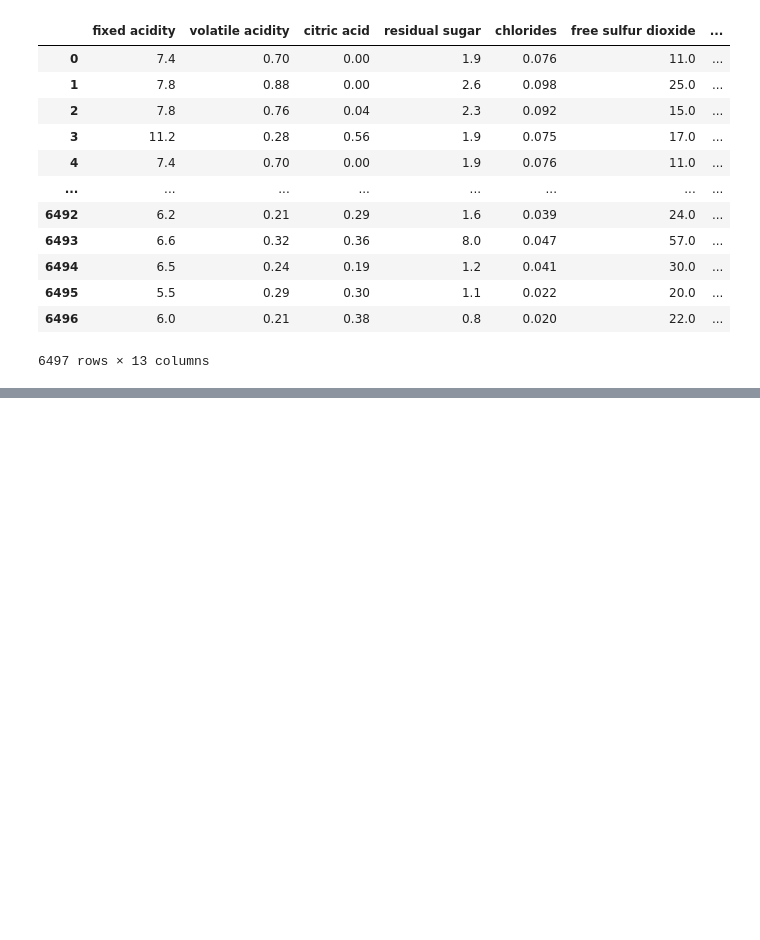
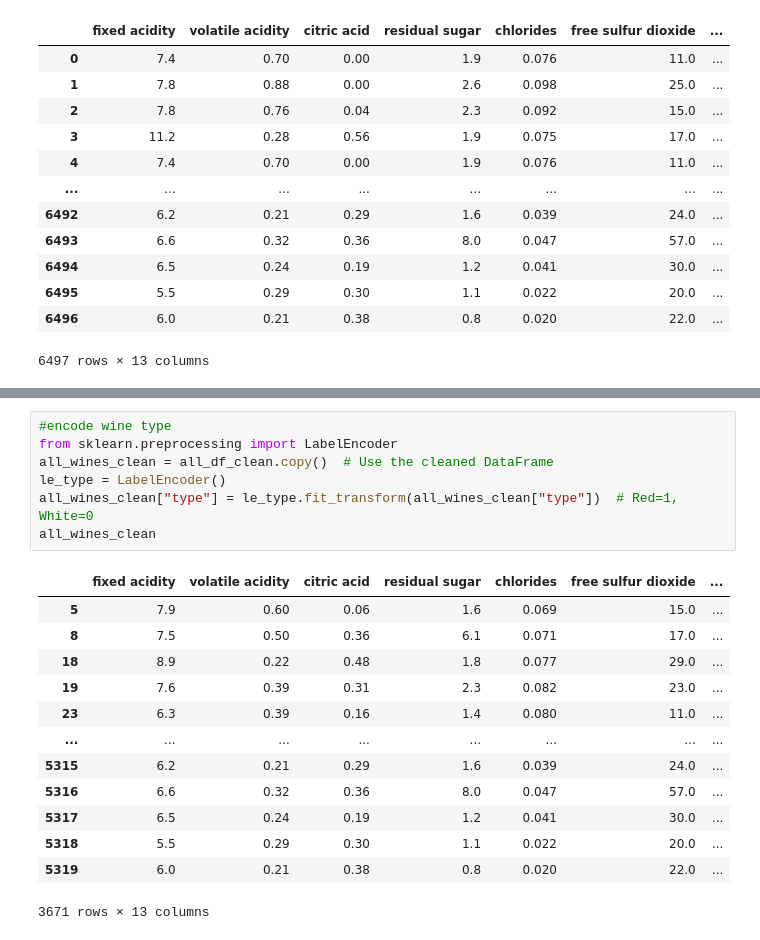
Before and after one commit to bbhatta10/practice, a Jupyter notebook: ML Presentation/ML.ipynb, the cells around one changed output, grey strips where cells are left out. Saved outputs shown, nothing was run; the diff lists cells and outputs as text; blank space fills up the shorter version.

```diff
--- a/ML Presentation/ML.ipynb
+++ b/ML Presentation/ML.ipynb
@@ -133,0 +138,21 @@ NameError: name 'remove_outliers_iqr' is not defined
+# %%
+#encode wine type
+from sklearn.preprocessing import LabelEncoder
+all_wines_clean = all_df_clean.copy()  # Use the cleaned DataFrame
+le_type = LabelEncoder()
+all_wines_clean["type"] = le_type.fit_transform(all_wines_clean["type"])  # Red=1, White=0
+all_wines_clean
+# %% [output]
+|  | fixed acidity | volatile acidity | citric acid | residual sugar | chlorides | free sulfur dioxide | ... |
+| 5 | 7.9 | 0.60 | 0.06 | 1.6 | 0.069 | 15.0 | ... |
+| 8 | 7.5 | 0.50 | 0.36 | 6.1 | 0.071 | 17.0 | ... |
+| 18 | 8.9 | 0.22 | 0.48 | 1.8 | 0.077 | 29.0 | ... |
+| 19 | 7.6 | 0.39 | 0.31 | 2.3 | 0.082 | 23.0 | ... |
+| 23 | 6.3 | 0.39 | 0.16 | 1.4 | 0.080 | 11.0 | ... |
+| ... | ... | ... | ... | ... | ... | ... | ... |
+| 5315 | 6.2 | 0.21 | 0.29 | 1.6 | 0.039 | 24.0 | ... |
+| 5316 | 6.6 | 0.32 | 0.36 | 8.0 | 0.047 | 57.0 | ... |
+| 5317 | 6.5 | 0.24 | 0.19 | 1.2 | 0.041 | 30.0 | ... |
+| 5318 | 5.5 | 0.29 | 0.30 | 1.1 | 0.022 | 20.0 | ... |
+| 5319 | 6.0 | 0.21 | 0.38 | 0.8 | 0.020 | 22.0 | ... |
+3671 rows × 13 columns
```
Also changed, not shown: parts of 10 cells of this notebook.
